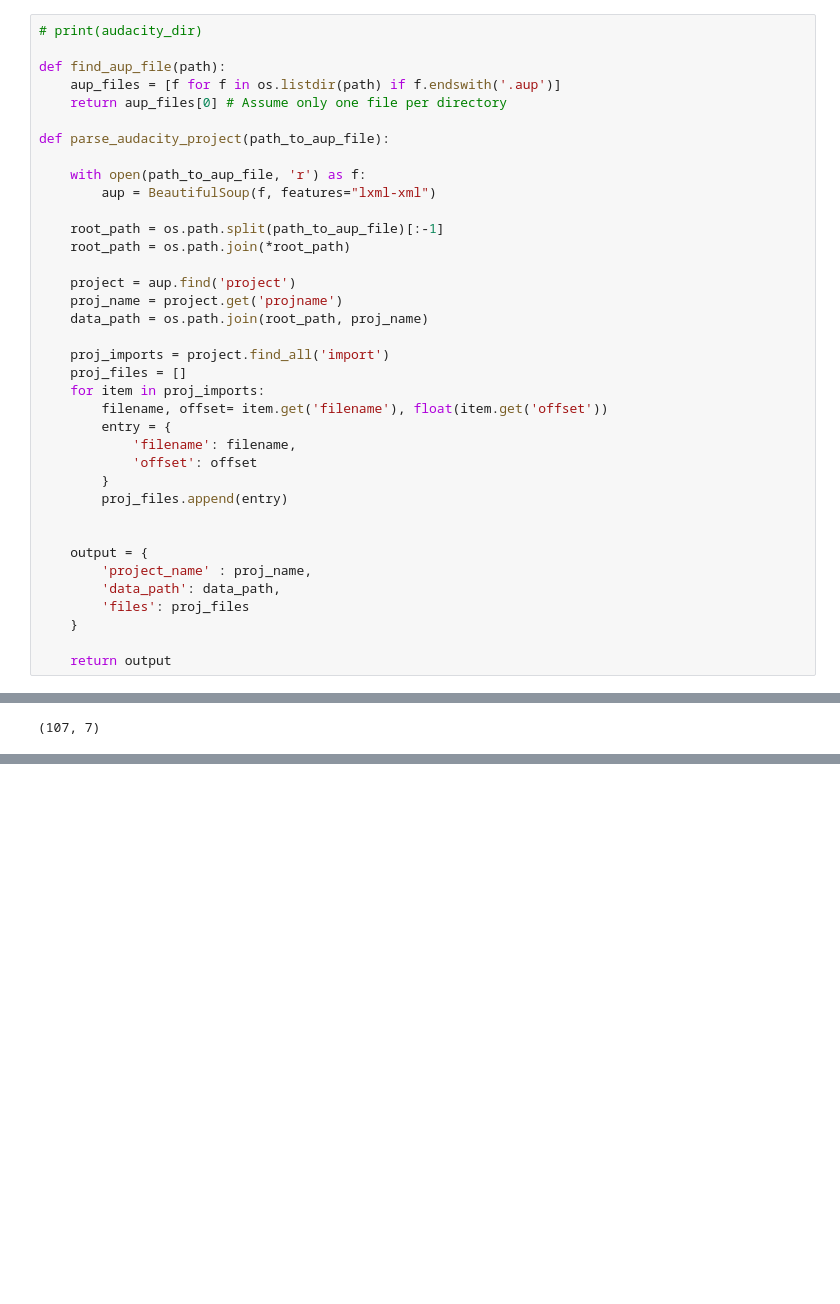
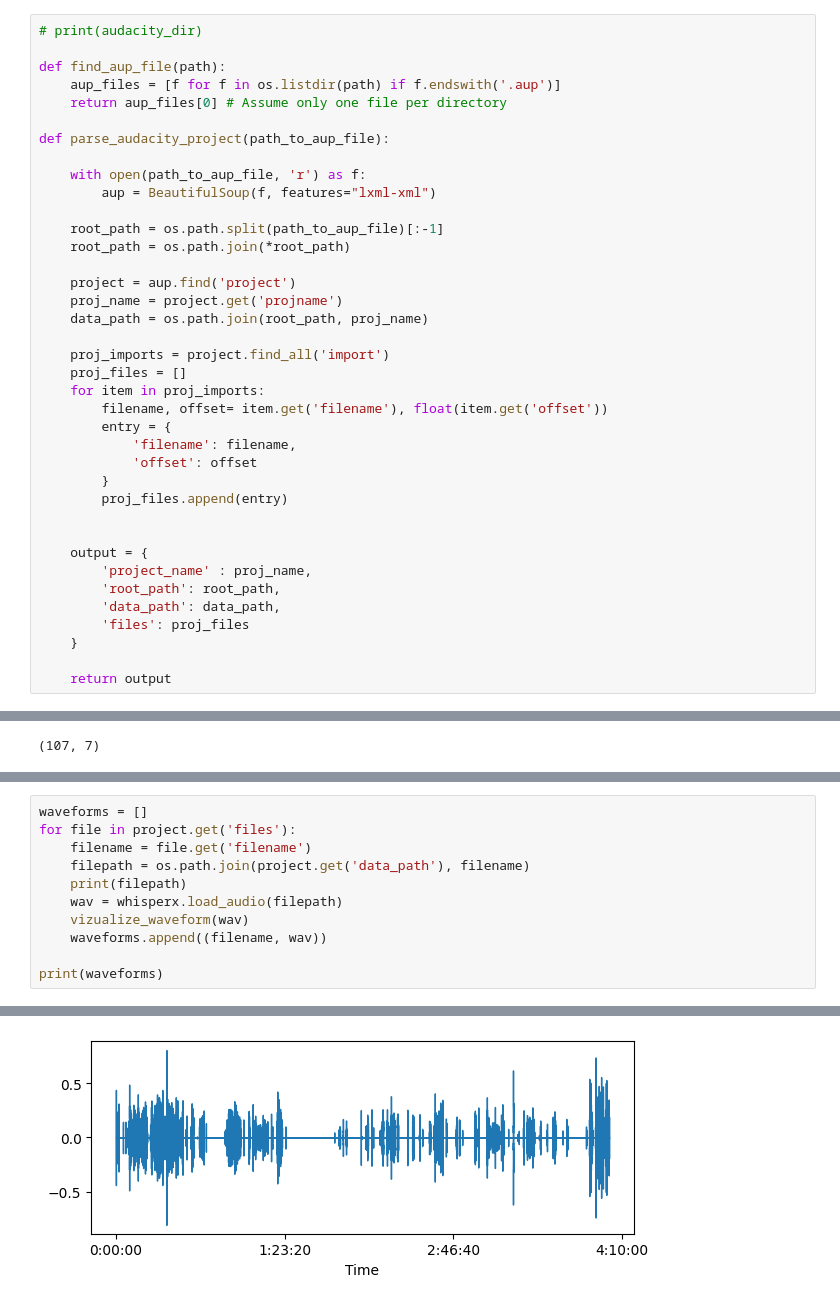
Before and after one commit to MrEnigmamgine/Audacle, a Jupyter notebook: testing/whisperx_torch_scratch.ipynb, the cells around one changed output, grey strips where cells are left out. Saved outputs shown, nothing was run; the diff lists cells and outputs as text; blank space fills up the shorter version.

```diff
--- a/testing/whisperx_torch_scratch.ipynb
+++ b/testing/whisperx_torch_scratch.ipynb
@@ -85,6 +85,7 @@ def parse_audacity_project(path_to_aup_file):
 
     output = {
         'project_name' : proj_name,
+        'root_path': root_path,
         'data_path': data_path,
         'files': proj_files
     }
@@ -241,0 +454,12 @@ if word ends after segment ends, put word in next segment
+# %%
+waveforms = []
+for file in project.get('files'):
+    filename = file.get('filename')
+    filepath = os.path.join(project.get('data_path'), filename)
+    print(filepath)
+    wav = whisperx.load_audio(filepath)
+    vizualize_waveform(wav)
+    waveforms.append((filename, wav))
+
+print(waveforms)
+# %% [output]
@@ -241,0 +467 @@ if word ends after segment ends, put word in next segment
+[figure, added]
```
Also changed, not shown: parts of 29 cells of this notebook, 12 other files.
